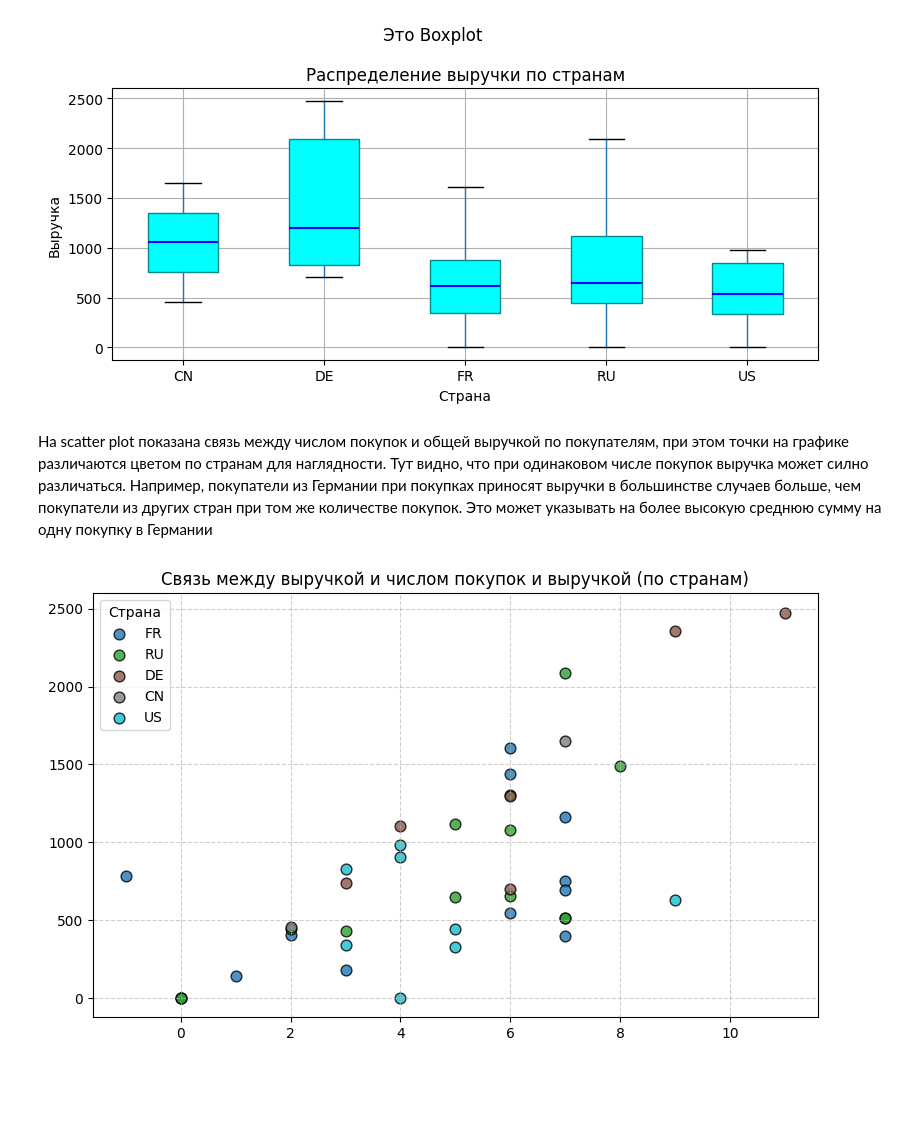
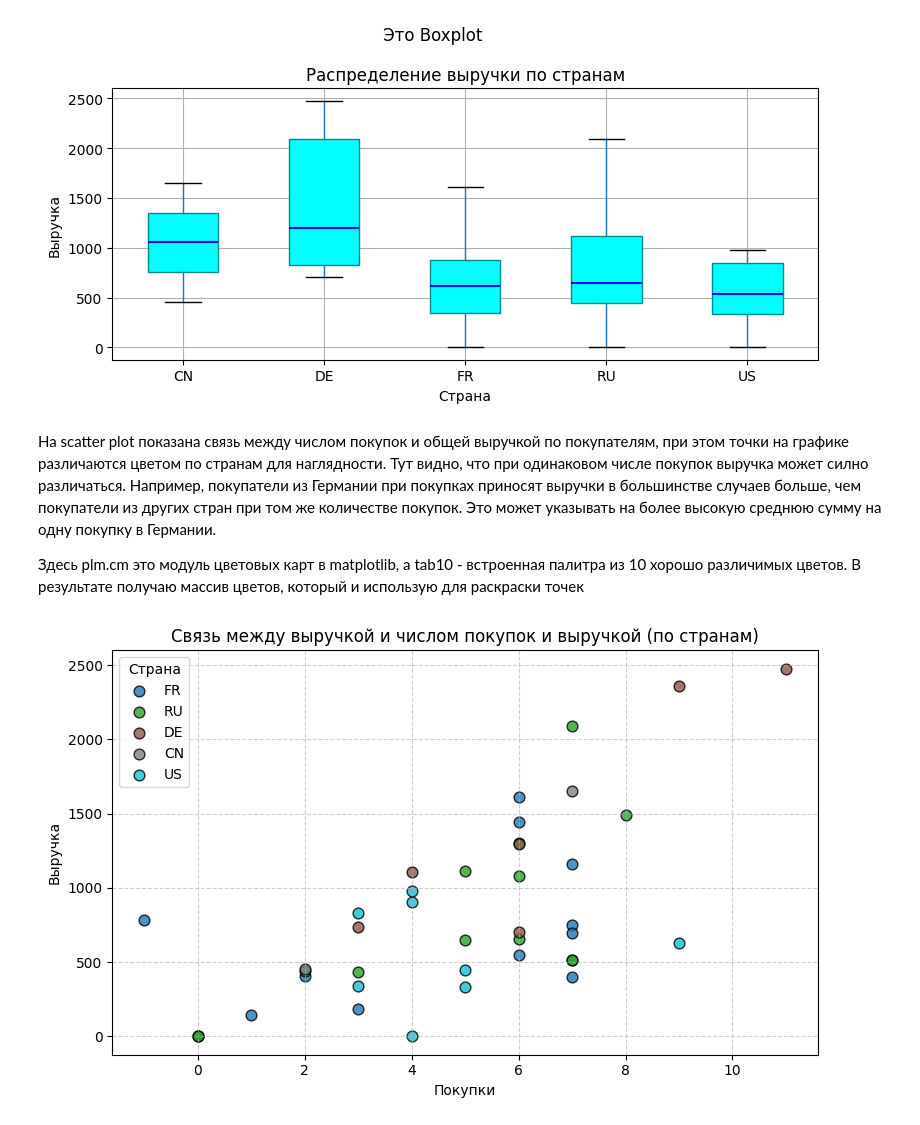
Before and after one commit to larin-nv/aie-student-lnv, a Jupyter notebook: homeworks/HW02/HW02.ipynb, the cells around one changed output. Cells and saved outputs as stored; diff of their text form; code cells hidden in the pictures; blank space fills up the shorter version.

```diff
--- a/homeworks/HW02/HW02.ipynb
+++ b/homeworks/HW02/HW02.ipynb
@@ -205,33 +263,35 @@ plt.show()
 [figure]
 # %% [markdown]
 На scatter plot показана связь между числом покупок и общей выручкой по покупателям, при этом точки на графике различаются цветом по странам для наглядности.
-Тут видно, что при одинаковом числе покупок выручка может силно различаться. Например, покупатели из Германии при покупках приносят выручки в большинстве случаев больше, чем покупатели из других стран при том же количестве покупок. Это может указывать на более высокую среднюю сумму на одну покупку в Германии
+Тут видно, что при одинаковом числе покупок выручка может силно различаться. Например, покупатели из Германии при покупках приносят выручки в большинстве случаев больше, чем покупатели из других стран при том же количестве покупок. Это может указывать на более высокую среднюю сумму на одну покупку в Германии.
+
+Здесь plm.cm это модуль цветовых карт в matplotlib, а tab10 - встроенная палитра из 10 хорошо различимых цветов. В результате получаю массив цветов, который и использую для раскраски точек
 # %%
 fig, ax = plt.subplots(figsize = (8, 5))
 
-countries = data['country'].unique()
-colors = plt.cm.tab10(np.linspace(0, 1, len(countries)))
+countries = data['country'].unique() # Из столбца с названиями стран берем уникальные
+colors = plt.cm.tab10(np.linspace(0, 1, len(countries))) # Подсчет стран, создание равномерно распределенных чисел и выбор цветов из палитры для точек
 
 for country, color in zip(countries, colors):
     subset = data[data['country'] == country]
     ax.scatter(
     x = subset['purchases'],
     y = subset['revenue'],
-    label = country,
+    label = country, # Имя страны для легенды
     color = color,
-    edgecolor = 'k',
+    edgecolor = 'k', # Черная окантовка вокруг точек
     s = 60,
     alpha = 0.8
     )
 
 ax.set_title('Связь между выручкой и числом покупок и выручкой (по странам)')
-ax.set_xlabel('')
-ax.set_ylabel('')
+ax.set_xlabel('Покупки')
+ax.set_ylabel('Выручка')
 ax.legend(title = 'Страна', loc = 'upper left')
 ax.grid(True, linestyle = '--', alpha = 0.6)
 fig.tight_layout()
 
 fig.savefig('figures/scatter_revenue_purchases', dpi = 300)
 plt.show()
 # %% [output]
-[figure, old version]
+[figure, new version]
```
Also changed, not shown: parts of 15 cells of this notebook, 2 other files.
